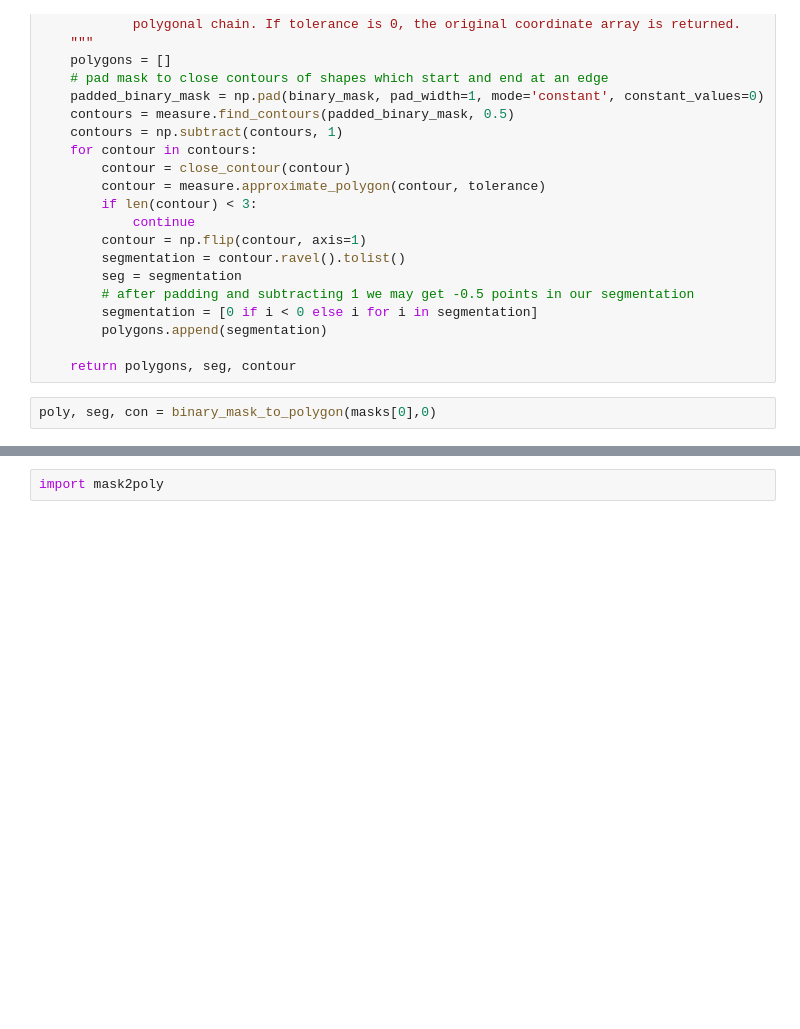
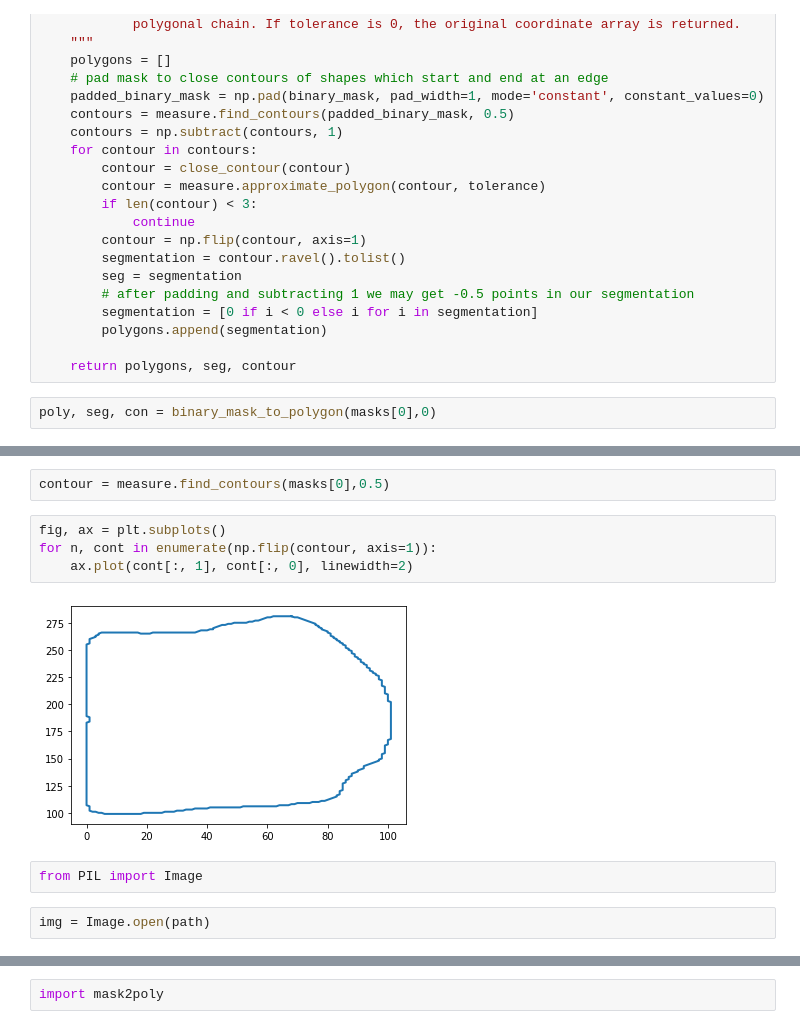
Before and after one commit to IsRaTiAlv/labelme, a Jupyter notebook: labelme/Untitled.ipynb, the cells around one changed output, grey strips where cells are left out. Saved outputs shown, nothing was run; the diff lists cells and outputs as text; blank space fills up the shorter version.

```diff
--- a/labelme/Untitled.ipynb
+++ b/labelme/Untitled.ipynb
@@ -224,0 +362,12 @@ points
+# %%
+contour = measure.find_contours(masks[0],0.5)
+# %%
+fig, ax = plt.subplots()
+for n, cont in enumerate(np.flip(contour, axis=1)):
+    ax.plot(cont[:, 1], cont[:, 0], linewidth=2)
+# %% [output]
+[figure, added]
+# %%
+from PIL import Image
+# %%
+img = Image.open(path)
```
Also changed, not shown: parts of 19 cells of this notebook, 11 other files.
